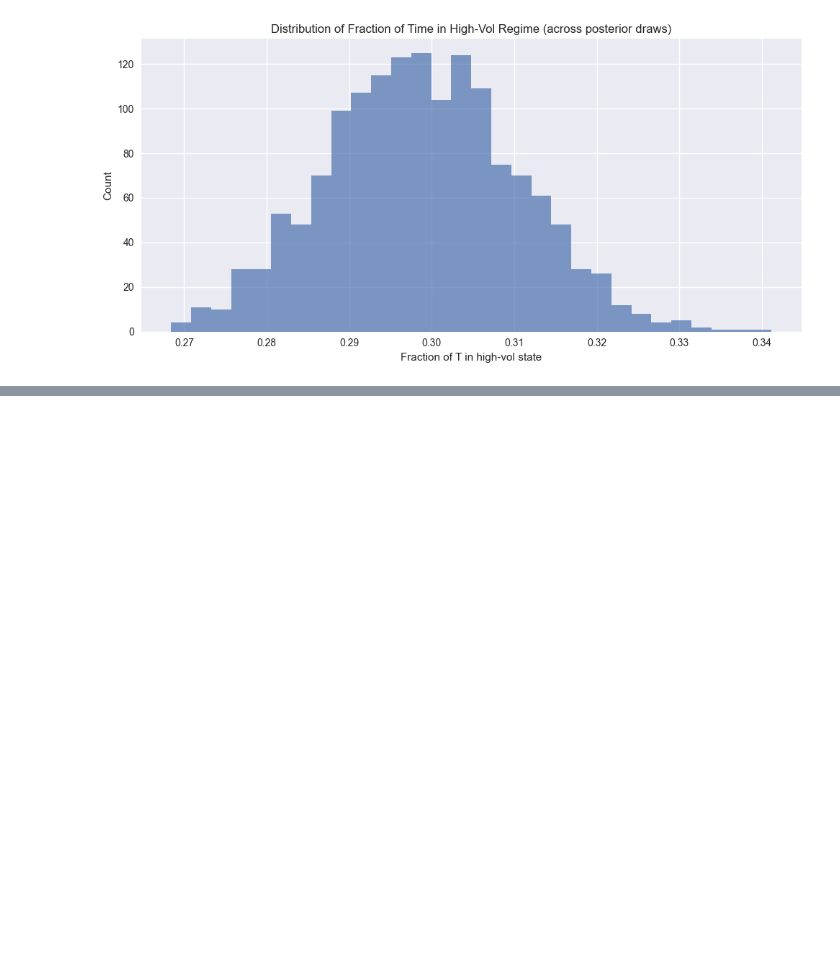
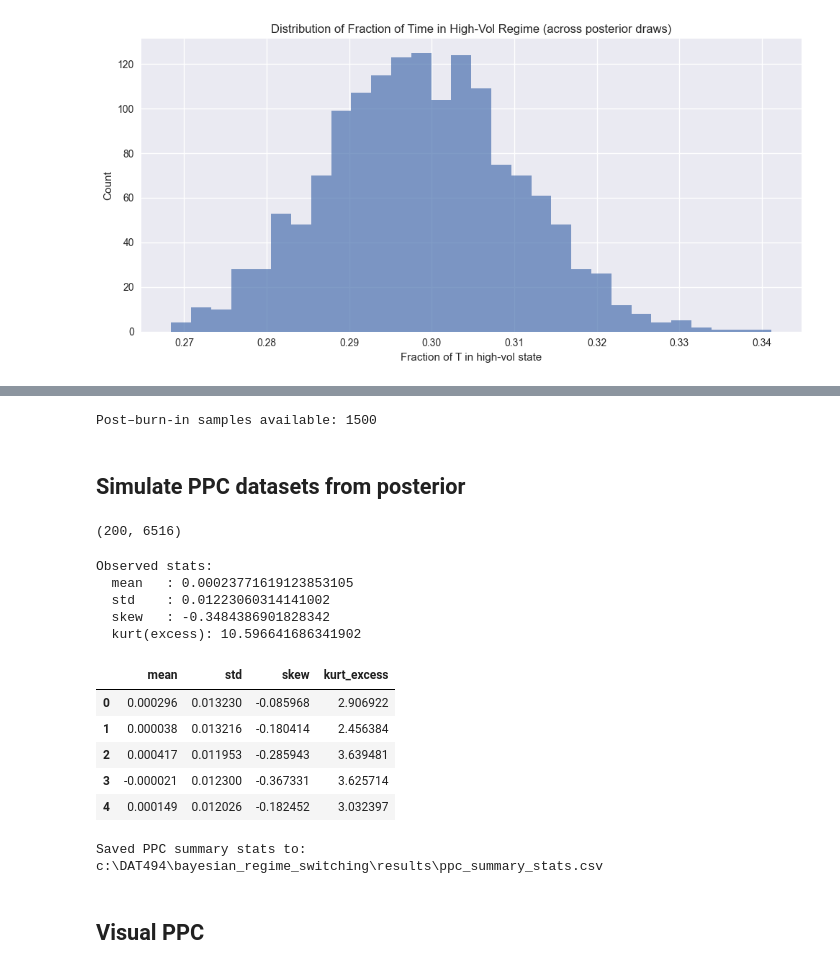
Before and after one commit to PranavPokar/bayesian_regime_switching, a Jupyter notebook: notebooks/03_bayesian_hmm_model.ipynb, the cells around one changed output, grey strips where cells are left out. Drawn from its saved outputs; the diff is of its cells as text; code cells hidden in the pictures; blank space fills up the shorter version.

```diff
--- a/notebooks/03_bayesian_hmm_model.ipynb
+++ b/notebooks/03_bayesian_hmm_model.ipynb
@@ -753,0 +838,77 @@ Saved histogram to: c:\DAT494\bayesian_regime_switching\results\figures\diagnost
+# %%
+N_ppc = 200          # number of simulated datasets
+T = len(r)           # same length as observed
+dates = data.index   # keep date index for possible plotting
+
+N_post = mus_post.shape[0]
+print("Post–burn-in samples available:", N_post)
+# %% [output]
+Post–burn-in samples available: 1500
+# %% [markdown]
+## Simulate PPC datasets from posterior
+# %%
+ppc_returns = np.zeros((N_ppc, T))
+
+rng = np.random.default_rng(123)
+
+for m in range(N_ppc):
+    idx = rng.integers(0, N_post)        # choose a posterior draw
+    mus_m = mus_post[idx, :]
+    sigmas_m = sigmas_post[idx, :]
+    A_m = A_post[idx, :, :]
+
+    _, r_sim = simulate_hmm_path(T, mus_m, sigmas_m, A_m, random_state=rng)
+    ppc_returns[m, :] = r_sim
+
+ppc_returns.shape
+# %% [output]
+(200, 6516)
+# %%
+# compute observed stats
+
+obs_mean = r.mean()
+obs_std = r.std()
+obs_skew = skew(r)
+obs_kurt = kurtosis(r, fisher=True)  # excess kurtosis
+
+print("Observed stats:")
+print("  mean   :", obs_mean)
+print("  std    :", obs_std)
+print("  skew   :", obs_skew)
+print("  kurt(excess):", obs_kurt)
+# %% [output]
+Observed stats:
+  mean   : 0.00023771619123853105
+  std    : 0.01223060314141002
+  skew   : -0.3484386901828342
+  kurt(excess): 10.596641686341902
+# %%
+# Compute stats for each PPC dataset
+
+ppc_means = ppc_returns.mean(axis=1)
+ppc_stds  = ppc_returns.std(axis=1)
+ppc_skews = skew(ppc_returns, axis=1)
+ppc_kurts = kurtosis(ppc_returns, fisher=True, axis=1)
+
+ppc_stats = pd.DataFrame({
+    "mean": ppc_means,
+    "std": ppc_stds,
+    "skew": ppc_skews,
+    "kurt_excess": ppc_kurts
+})
+ppc_stats.head()
+# %% [output]
+|  | mean | std | skew | kurt_excess |
+| 0 | 0.000296 | 0.013230 | -0.085968 | 2.906922 |
+| 1 | 0.000038 | 0.013216 | -0.180414 | 2.456384 |
+| 2 | 0.000417 | 0.011953 | -0.285943 | 3.639481 |
+| 3 | -0.000021 | 0.012300 | -0.367331 | 3.625714 |
+| 4 | 0.000149 | 0.012026 | -0.182452 | 3.032397 |
+# %%
+ppc_stats_path = os.path.join(RESULTS_DIR, "ppc_summary_stats.csv")
+ppc_stats.to_csv(ppc_stats_path, index=False)
+print("Saved PPC summary stats to:", ppc_stats_path)
+# %% [output]
+Saved PPC summary stats to: c:\DAT494\bayesian_regime_switching\results\ppc_summary_stats.csv
+# %% [markdown]
+## Visual PPC
```
Also changed, not shown: parts of 14 cells of this notebook, 8 other files.
